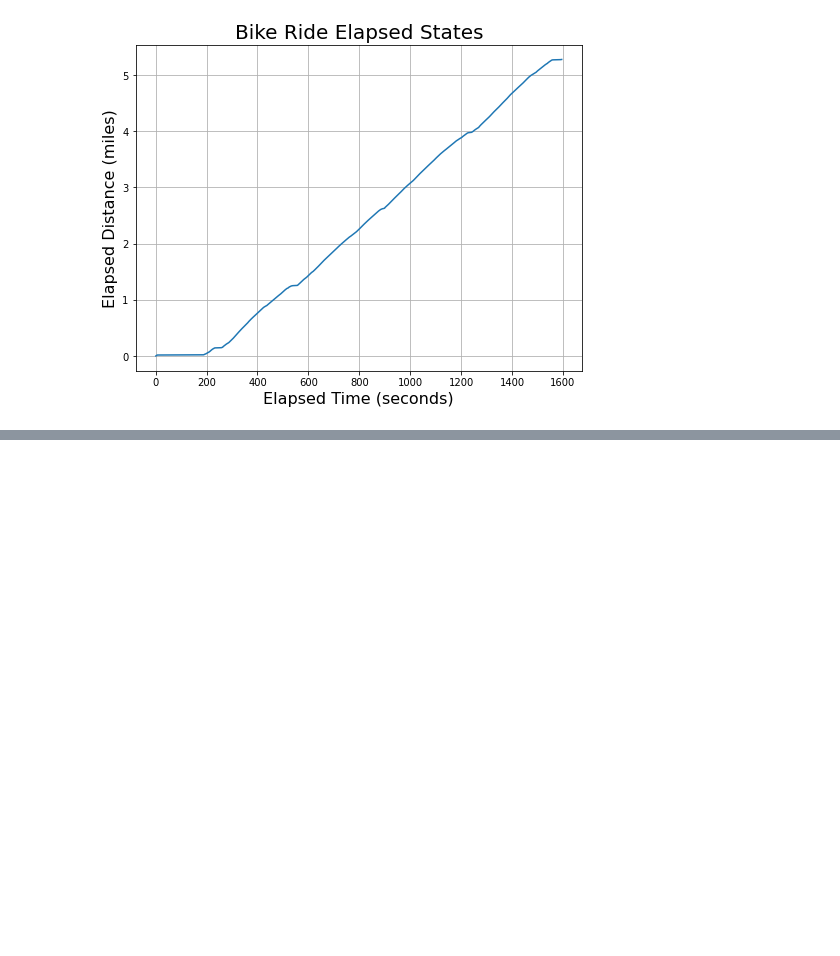
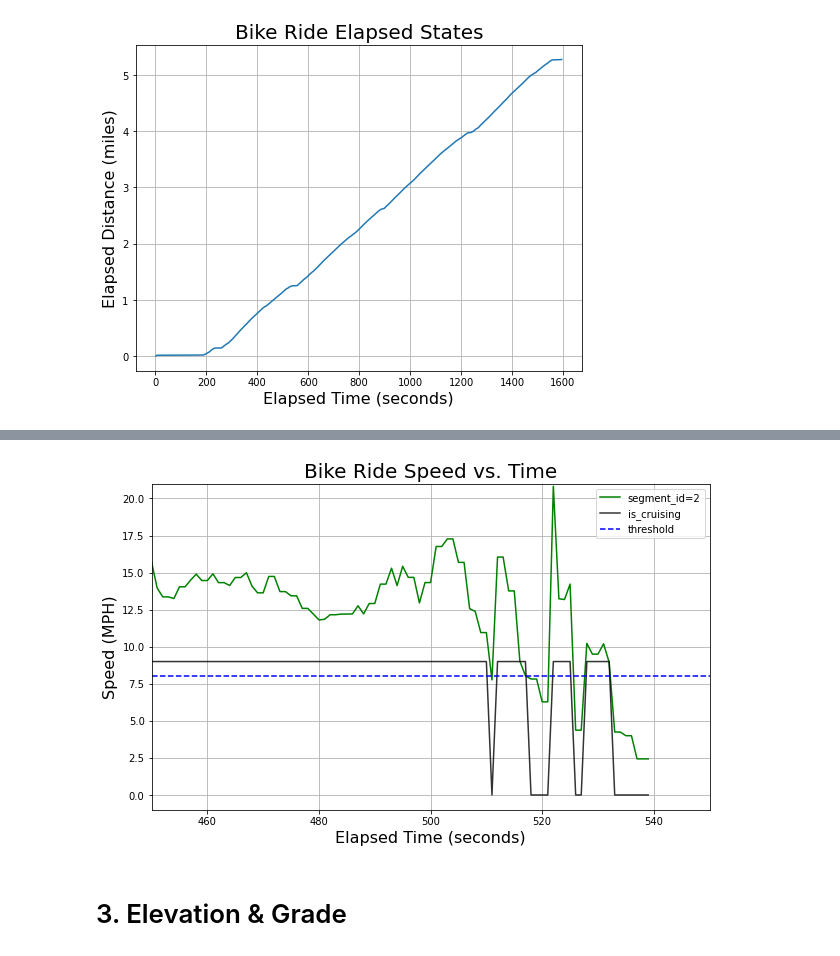
Before and after one commit to ericbauer55/strava-fitness, a Jupyter notebook: src/notebooks/3. Prototype Basic Enrichments.ipynb, the cells around one changed output, grey strips where cells are left out. Saved outputs shown, nothing was run; the diff lists cells and outputs as text; code cells hidden in the pictures; blank space fills up the shorter version.

```diff
--- a/src/notebooks/3. Prototype Basic Enrichments.ipynb
+++ b/src/notebooks/3. Prototype Basic Enrichments.ipynb
@@ -93,0 +179,22 @@ df.head(2)
+# %%
+df_temp['is_cruising'] = (df_temp['speed']>start_cruising_threshold)
+# %%
+# visualize the jumps of cumulative time
+fig = plt.figure(figsize=(10,6))
+
+_ = sns.lineplot(x='elapsed_time', y='speed', data=df_temp, color='g', label='segment_id=2')
+_ = plt.plot(df_temp['elapsed_time'], (start_cruising_threshold+1) * df_temp['is_cruising'],
+             color='k', alpha=0.8, label='is_cruising')
+_ = plt.axhline(start_cruising_threshold, color='b', linestyle='--', label='threshold')
+_ = plt.xlabel('Elapsed Time (seconds)', fontsize=16)
+_ = plt.ylabel('Speed (MPH)', fontsize=16)
+_ = plt.title('Bike Ride Speed vs. Time', fontsize=20)
+_ = plt.grid()
+#_ = plt.xlim([1150, 1300])
+_ = plt.xlim([450, 550])
+_ = plt.ylim([-1, 21])
+_ = plt.legend()
+# %% [output]
+[figure, added]
+# %% [markdown]
+# 3. Elevation & Grade
```
Also changed, not shown: parts of 24 cells of this notebook.
